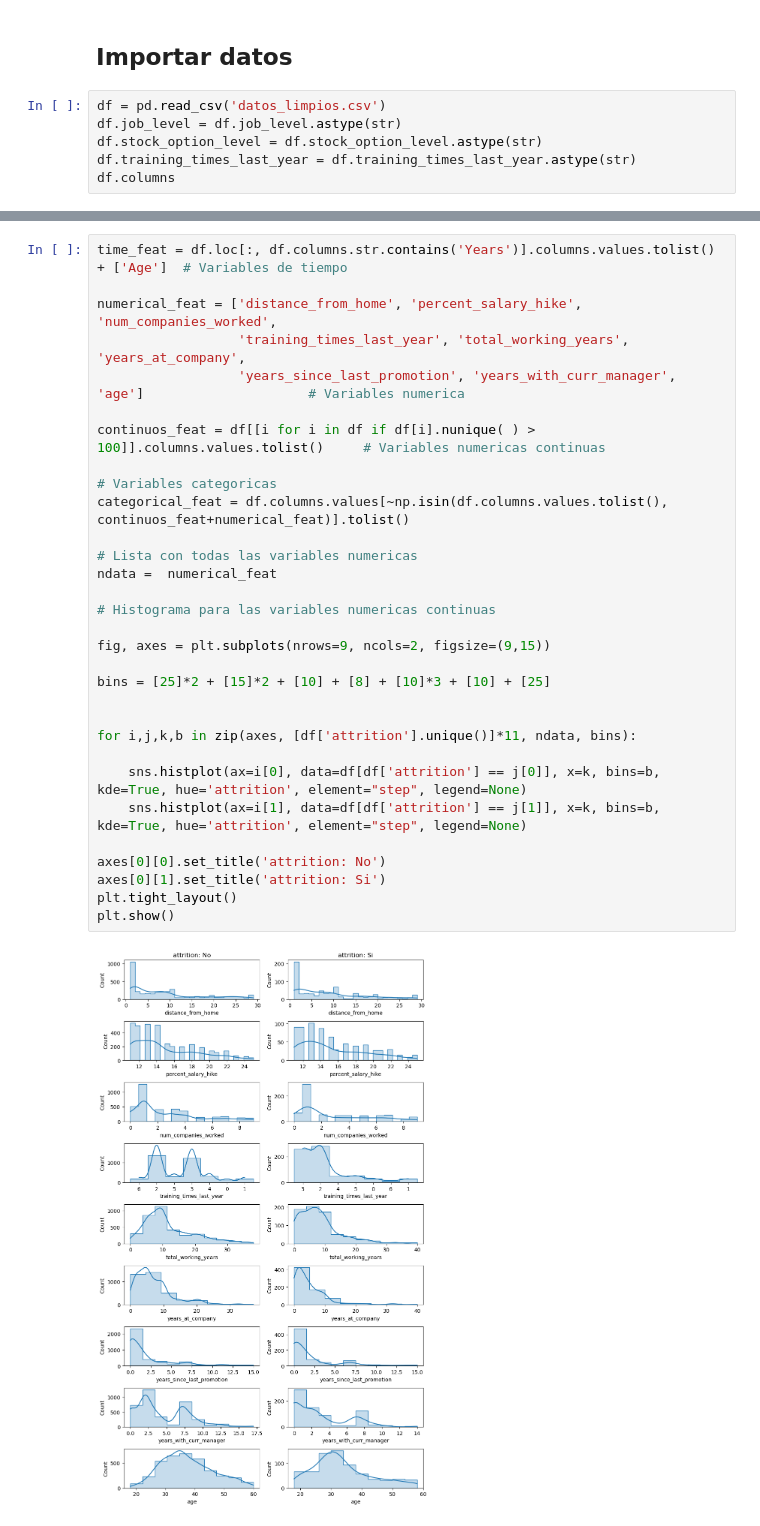
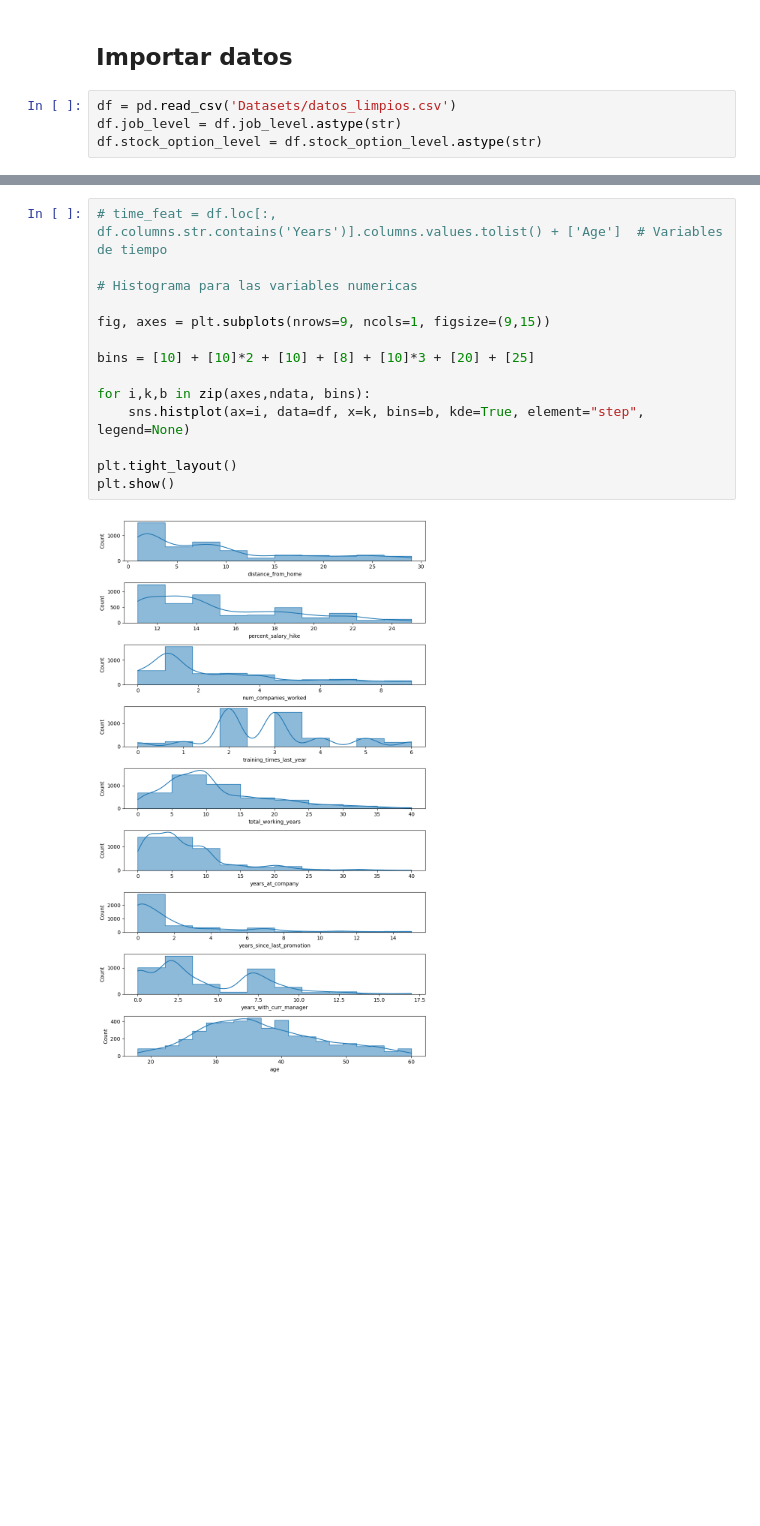
Before and after one commit to AlexanderBedoyaC/pediccion_abandono_empleo, a Jupyter notebook: 3.2. Sala - Análisis variables numéricas.ipynb, the cells around one changed output, grey strips where cells are left out. Cells and saved outputs as stored; diff of their text form; blank space fills up the shorter version.

```diff
--- a/3.2. Sala - Análisis variables numéricas.ipynb
+++ b/3.2. Sala - Análisis variables numéricas.ipynb
@@ -12,8 +12,6 @@ import plotly.graph_objects as go
 # %% [markdown]
 ## Importar datos
 # %%
-df = pd.read_csv('datos_limpios.csv')
+df = pd.read_csv('Datasets/datos_limpios.csv')
 df.job_level = df.job_level.astype(str)
 df.stock_option_level = df.stock_option_level.astype(str)
-df.training_times_last_year = df.training_times_last_year.astype(str)
-df.columns
@@ -34,33 +59,16 @@ dtype('int64')
 # %%
-time_feat = df.loc[:, df.columns.str.contains('Years')].columns.values.tolist() + ['Age']  # Variables de tiempo
+# time_feat = df.loc[:, df.columns.str.contains('Years')].columns.values.tolist() + ['Age']  # Variables de tiempo
 
-numerical_feat = ['distance_from_home', 'percent_salary_hike', 'num_companies_worked',
-                  'training_times_last_year', 'total_working_years', 'years_at_company',
-                  'years_since_last_promotion', 'years_with_curr_manager', 'age']                     # Variables numerica
+# Histograma para las variables numericas
 
-continuos_feat = df[[i for i in df if df[i].nunique( ) > 100]].columns.values.tolist()     # Variables numericas continuas
+fig, axes = plt.subplots(nrows=9, ncols=1, figsize=(9,15))
 
-# Variables categoricas
-categorical_feat = df.columns.values[~np.isin(df.columns.values.tolist(), continuos_feat+numerical_feat)].tolist()
+bins = [10] + [10]*2 + [10] + [8] + [10]*3 + [20] + [25]
 
-# Lista con todas las variables numericas
-ndata =  numerical_feat
+for i,k,b in zip(axes,ndata, bins):
+    sns.histplot(ax=i, data=df, x=k, bins=b, kde=True, element="step", legend=None)
 
-# Histograma para las variables numericas continuas
-
-fig, axes = plt.subplots(nrows=9, ncols=2, figsize=(9,15))
-
-bins = [25]*2 + [15]*2 + [10] + [8] + [10]*3 + [10] + [25]
-
-
-for i,j,k,b in zip(axes, [df['attrition'].unique()]*11, ndata, bins):
-
-    sns.histplot(ax=i[0], data=df[df['attrition'] == j[0]], x=k, bins=b, kde=True, hue='attrition', element="step", legend=None)
-    sns.histplot(ax=i[1], data=df[df['attrition'] == j[1]], x=k, bins=b, kde=True, hue='attrition', element="step", legend=None)
-
-axes[0][0].set_title('attrition: No')
-axes[0][1].set_title('attrition: Si')
 plt.tight_layout()
 plt.show()
 # %% [output]
-[figure, old version]
+[figure, new version]
```
Also changed, not shown: parts of 9 cells of this notebook.
